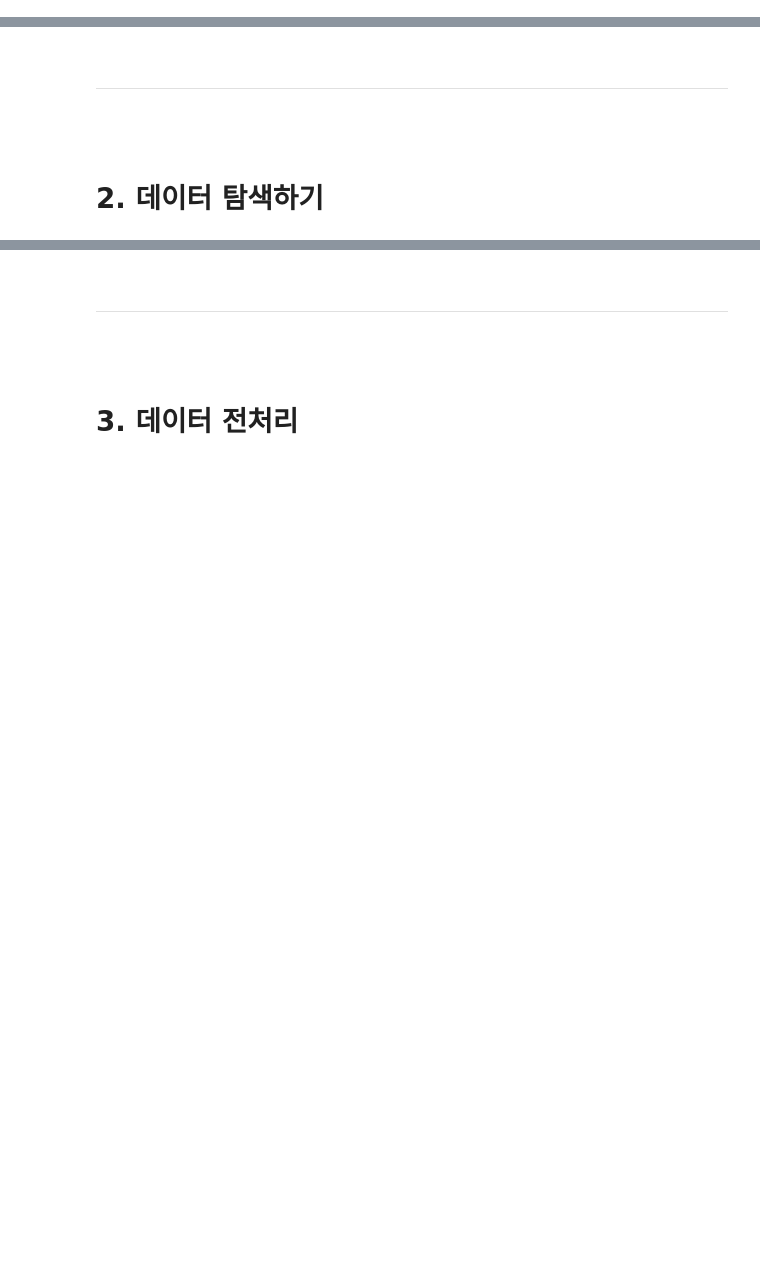
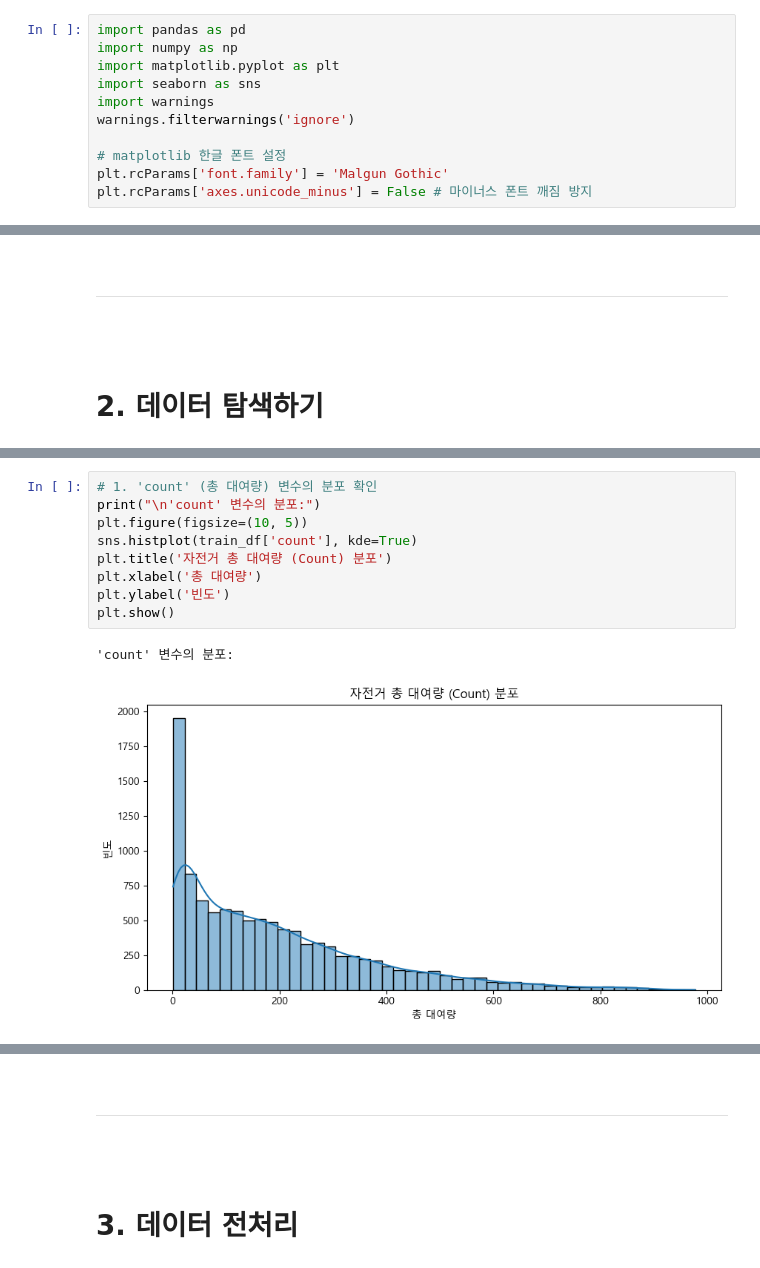
Before and after one commit to 2rlo0/hipython_rep, a Jupyter notebook: 39_bike대여량예측모델.ipynb, the cells around one changed output, grey strips where cells are left out. Cells and saved outputs as stored; diff of their text form; blank space fills up the shorter version.

```diff
--- a/39_bike대여량예측모델.ipynb
+++ b/39_bike대여량예측모델.ipynb
@@ -40,3 +30,14 @@ warnings.filterwarnings("ignore")
+# %%
+import pandas as pd
+import numpy as np
+import matplotlib.pyplot as plt
+import seaborn as sns
+import warnings
+warnings.filterwarnings('ignore')
+
+# matplotlib 한글 폰트 설정
+plt.rcParams['font.family'] = 'Malgun Gothic'
+plt.rcParams['axes.unicode_minus'] = False # 마이너스 폰트 깨짐 방지
 # %% [markdown]
 
 <br/>
@@ -77,0 +96,12 @@ train_df.describe()
+# %%
+# 1. 'count' (총 대여량) 변수의 분포 확인
+print("\n'count' 변수의 분포:")
+plt.figure(figsize=(10, 5))
+sns.histplot(train_df['count'], kde=True)
+plt.title('자전거 총 대여량 (Count) 분포')
+plt.xlabel('총 대여량')
+plt.ylabel('빈도')
+plt.show()
+# %% [output]
+'count' 변수의 분포:
+[figure, added]
```
Also changed, not shown: parts of 39 cells of this notebook, 1 other file.
